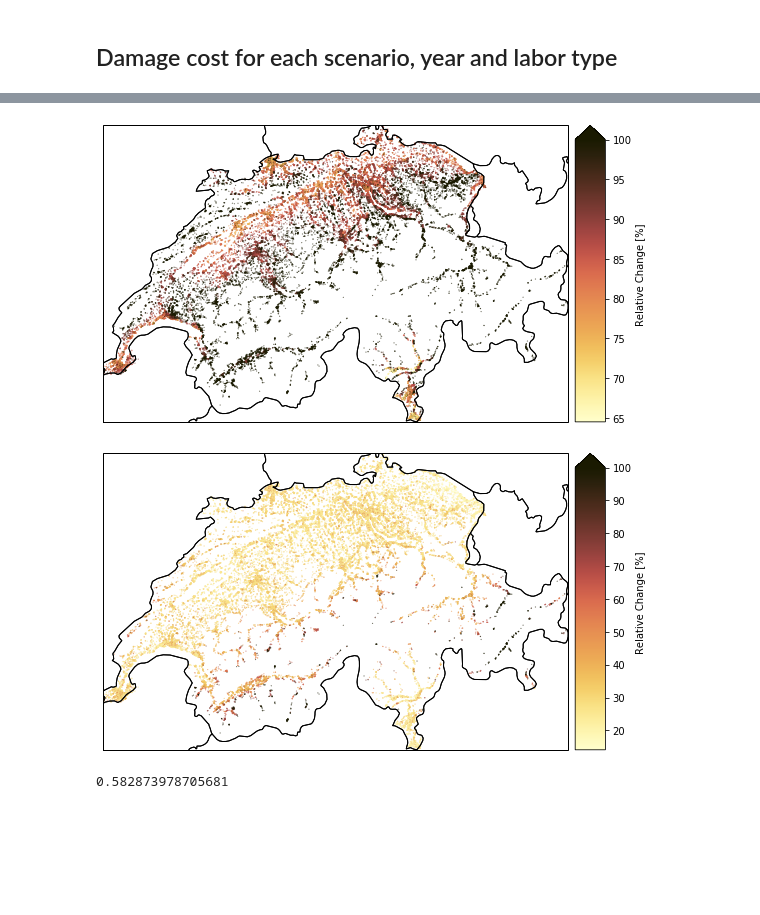
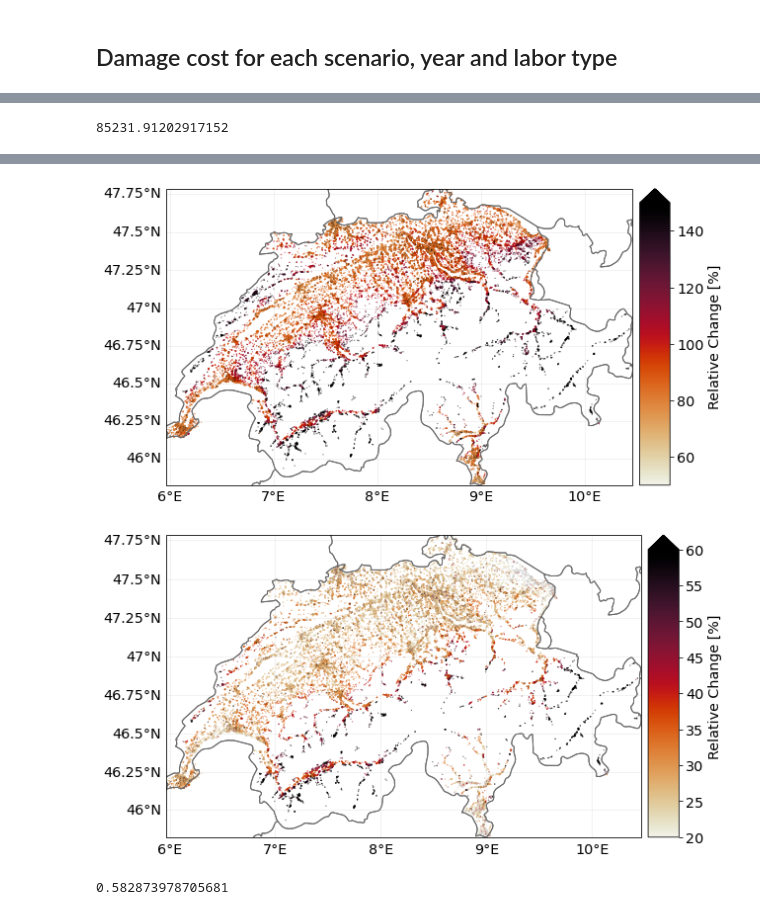
Before and after one commit to zeliest/heat_mortality_productivity_impacts, a Jupyter notebook: data_analysis/notebooks/results_productivity.ipynb, the cells around one changed output, grey strips where cells are left out. Drawn from its saved outputs; the diff is of its cells as text; code cells hidden in the pictures; blank space fills up the shorter version.

```diff
--- a/data_analysis/notebooks/results_productivity.ipynb
+++ b/data_analysis/notebooks/results_productivity.ipynb
@@ -58,0 +33,9 @@ cm = palettable.scientific.sequential.LaJolla_20.mpl_colormap
+# %%
+exposures = {}
+categories = {'outside high physical activity':'OH','inside low physical activity':'IL',
+                 'inside moderate physical activity':'IM','outside moderate physical activity':'OM'}
+for category in categories:
+
+    exposures[category] = Exposures()
+    exposures[category].read_hdf5("".join(['../../input_data/exposures/exposures_productivity_ch_',categories[category],'.h5']))
+    exposures[category].gdf['value'] = exposures[category].gdf['value']*8*52*5
@@ -79,12 +88,17 @@ relative_matrices = impact_productivity.get_relative_change_matrices('2020', 'RC
 # %%
 relative_matrice_high_rcp85 = impact_productivity.matrix_as_impact(relative_matrices['RCP85']['2050']['outside high physical activity'],
-                                                            exposures['outside high physical activity'], percentage=False, unit='%')
+                                                            exposures['outside high physical activity'], percentage=False, unit='Relative Change [%]')
 relative_matrice_high_rcp26 = impact_productivity.matrix_as_impact(relative_matrices['RCP26']['2050']['outside high physical activity'],
-                                                            exposures['outside high physical activity'], percentage=False, unit='%')
+                                                            exposures['outside high physical activity'], percentage=False, unit='Relative Change [%]')
+# %%
+np.max(relative_matrices['RCP85']['2050']['outside high physical activity'])
+# %% [output]
+85231.91202917152
 # %%
-relative_matrice_high_rcp85.plot_hexbin_impact_exposure(pop_name=False, cmap=cm, vmax=100, extend='max',  proj=3785,cbar_label='Relative Change [%]')
+relative_matrice_high_rcp85.plot_hexbin_impact_exposure(pop_name=False, vmin=50, vmax=150, extend='max')
 plt.savefig(''.join([fig_dir,'relative_change_2050_OH_rcp86.pdf']),bbox_inches='tight')
 
-relative_matrice_high_rcp26.plot_hexbin_impact_exposure(pop_name=False, cmap=cm, vmax=100, extend='max',  proj=3785,cbar_label='Relative Change [%]')
+relative_matrice_high_rcp26.plot_hexbin_impact_exposure(pop_name=False,
+                                                        vmin=20, vmax=60, extend='max')
 plt.savefig(''.join([fig_dir,'relative_change_2050_OH_rcp26.pdf']),bbox_inches='tight')
 # %% [output]
@@ -107,2 +105,2 @@ plt.savefig(''.join([fig_dir,'relative_change_2050_OH_rcp26.pdf']),bbox_inches='
-[figure, old version]
+[figure, new version]
-[figure, old version]
+[figure, new version]
```
Also changed, not shown: parts of 9 cells of this notebook, 2 other files.
